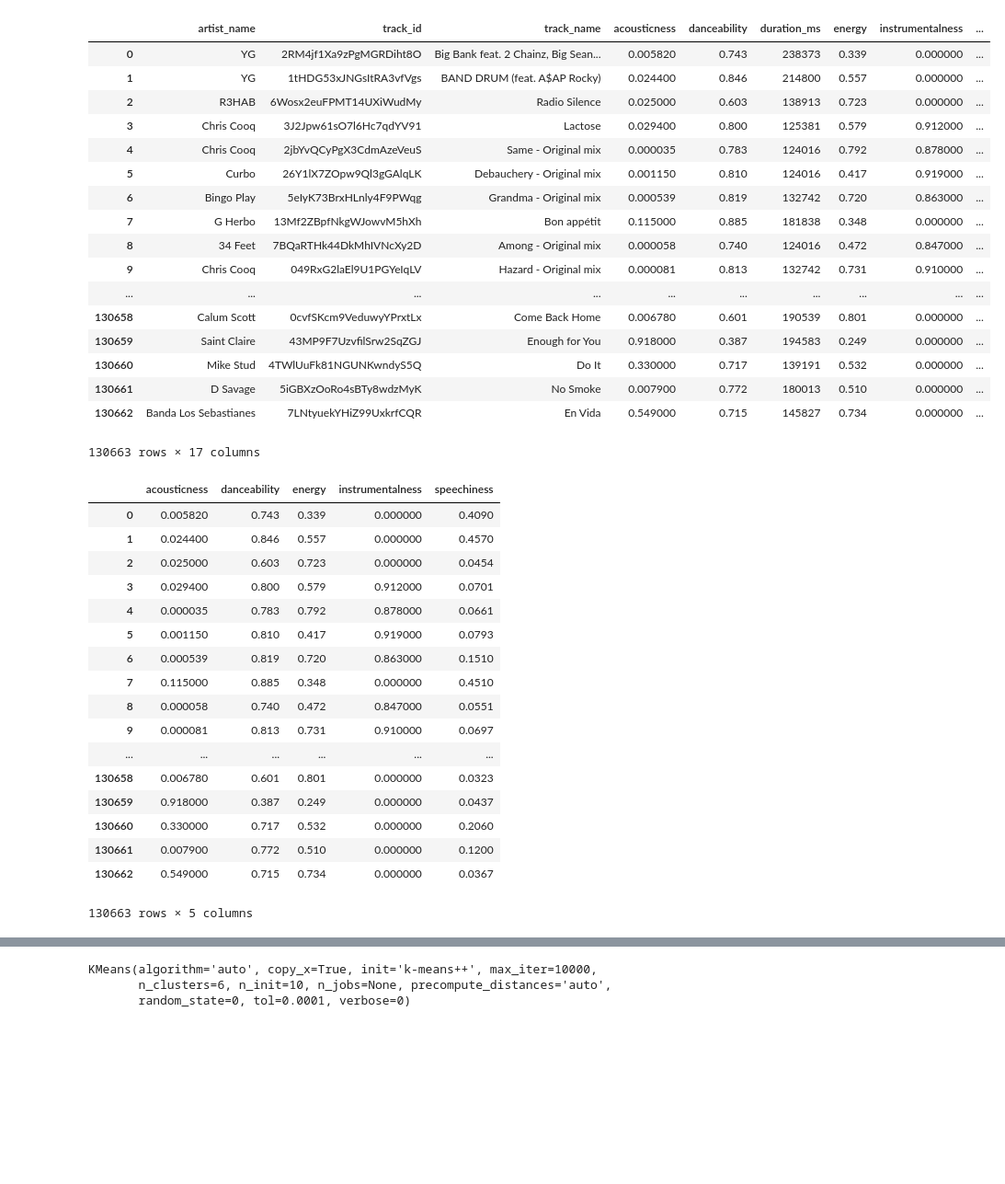
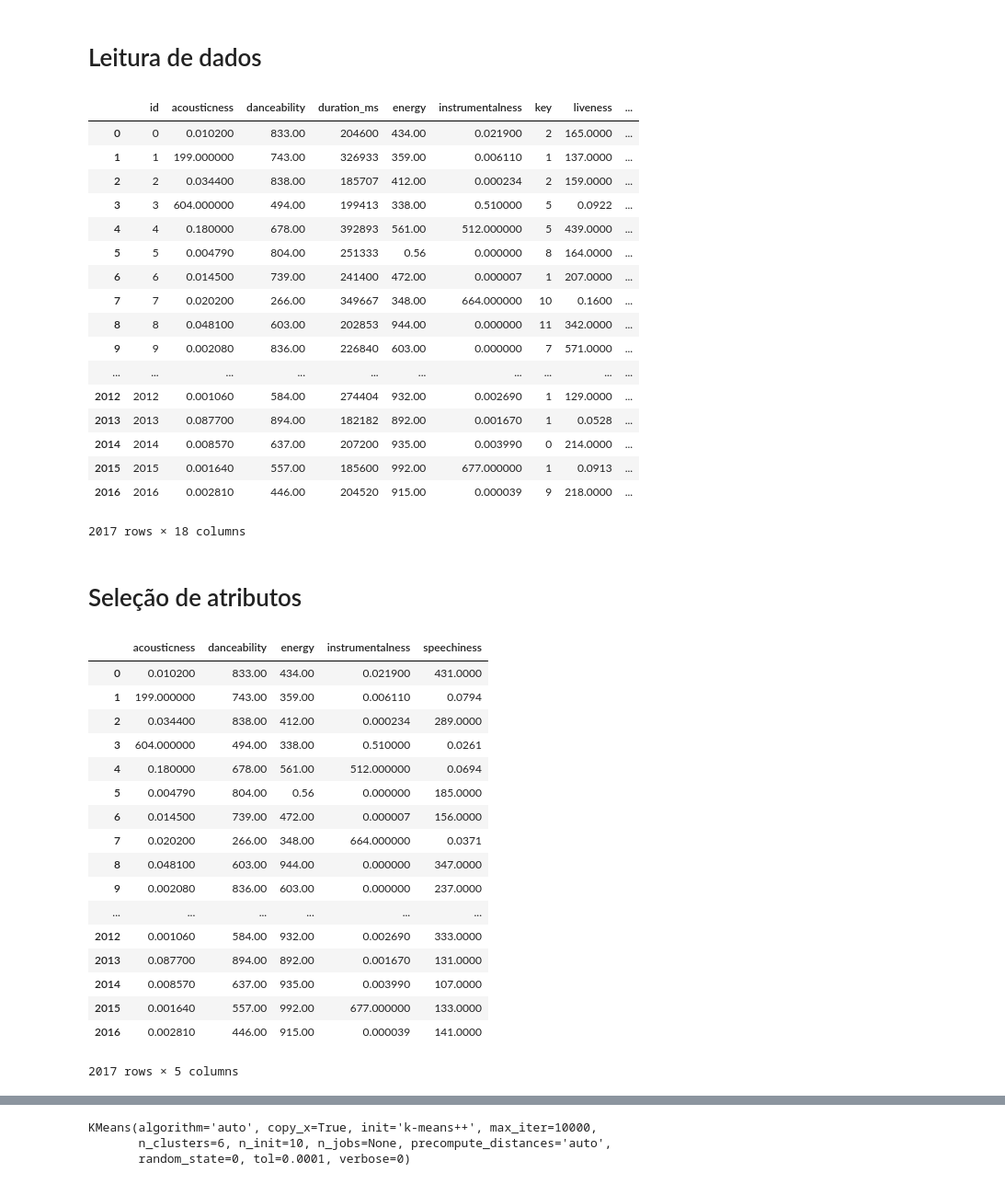
Before and after one commit to VinniciusC/T2-IA, a Jupyter notebook: T2 IA.ipynb, the cells around one changed output, grey strips where cells are left out. Shown: that part at 92% size. Saved outputs shown, nothing was run; the diff lists cells and outputs as text; code cells hidden in the pictures; blank space fills up the shorter version.

```diff
--- a/T2 IA.ipynb
+++ b/T2 IA.ipynb
@@ -15,44 +8,48 @@ import csv
+# %% [markdown]
+# Leitura de dados
 # %%
-todos_dados = pd.read_csv("SpotifyAudioFeaturesApril2019.csv")
+todos_dados = pd.read_csv("data.csv")
 todos_dados
 # %% [output]
-|  | artist_name | track_id | track_name | acousticness | danceability | duration_ms | energy | instrumentalness | ... |
-| 0 | YG | 2RM4jf1Xa9zPgMGRDiht8O | Big Bank feat. 2 Chainz, Big Sean... | 0.005820 | 0.743 | 238373 | 0.339 | 0.000000 | ... |
-| 1 | YG | 1tHDG53xJNGsItRA3vfVgs | BAND DRUM (feat. A$AP Rocky) | 0.024400 | 0.846 | 214800 | 0.557 | 0.000000 | ... |
-| 2 | R3HAB | 6Wosx2euFPMT14UXiWudMy | Radio Silence | 0.025000 | 0.603 | 138913 | 0.723 | 0.000000 | ... |
-| 3 | Chris Cooq | 3J2Jpw61sO7l6Hc7qdYV91 | Lactose | 0.029400 | 0.800 | 125381 | 0.579 | 0.912000 | ... |
-| 4 | Chris Cooq | 2jbYvQCyPgX3CdmAzeVeuS | Same - Original mix | 0.000035 | 0.783 | 124016 | 0.792 | 0.878000 | ... |
-| 5 | Curbo | 26Y1lX7ZOpw9Ql3gGAlqLK | Debauchery - Original mix | 0.001150 | 0.810 | 124016 | 0.417 | 0.919000 | ... |
-| 6 | Bingo Play | 5eIyK73BrxHLnly4F9PWqg | Grandma - Original mix | 0.000539 | 0.819 | 132742 | 0.720 | 0.863000 | ... |
-| 7 | G Herbo | 13Mf2ZBpfNkgWJowvM5hXh | Bon appétit | 0.115000 | 0.885 | 181838 | 0.348 | 0.000000 | ... |
-| 8 | 34 Feet | 7BQaRTHk44DkMhIVNcXy2D | Among - Original mix | 0.000058 | 0.740 | 124016 | 0.472 | 0.847000 | ... |
-| 9 | Chris Cooq | 049RxG2laEl9U1PGYeIqLV | Hazard - Original mix | 0.000081 | 0.813 | 132742 | 0.731 | 0.910000 | ... |
+|  | id | acousticness | danceability | duration_ms | energy | instrumentalness | key | liveness | ... |
+| 0 | 0 | 0.010200 | 833.00 | 204600 | 434.00 | 0.021900 | 2 | 165.0000 | ... |
+| 1 | 1 | 199.000000 | 743.00 | 326933 | 359.00 | 0.006110 | 1 | 137.0000 | ... |
+| 2 | 2 | 0.034400 | 838.00 | 185707 | 412.00 | 0.000234 | 2 | 159.0000 | ... |
+| 3 | 3 | 604.000000 | 494.00 | 199413 | 338.00 | 0.510000 | 5 | 0.0922 | ... |
+| 4 | 4 | 0.180000 | 678.00 | 392893 | 561.00 | 512.000000 | 5 | 439.0000 | ... |
+| 5 | 5 | 0.004790 | 804.00 | 251333 | 0.56 | 0.000000 | 8 | 164.0000 | ... |
+| 6 | 6 | 0.014500 | 739.00 | 241400 | 472.00 | 0.000007 | 1 | 207.0000 | ... |
+| 7 | 7 | 0.020200 | 266.00 | 349667 | 348.00 | 664.000000 | 10 | 0.1600 | ... |
+| 8 | 8 | 0.048100 | 603.00 | 202853 | 944.00 | 0.000000 | 11 | 342.0000 | ... |
+| 9 | 9 | 0.002080 | 836.00 | 226840 | 603.00 | 0.000000 | 7 | 571.0000 | ... |
 | ... | ... | ... | ... | ... | ... | ... | ... | ... | ... |
-| 130658 | Calum Scott | 0cvfSKcm9VeduwyYPrxtLx | Come Back Home | 0.006780 | 0.601 | 190539 | 0.801 | 0.000000 | ... |
-| 130659 | Saint Claire | 43MP9F7UzvfilSrw2SqZGJ | Enough for You | 0.918000 | 0.387 | 194583 | 0.249 | 0.000000 | ... |
-| 130660 | Mike Stud | 4TWlUuFk81NGUNKwndyS5Q | Do It | 0.330000 | 0.717 | 139191 | 0.532 | 0.000000 | ... |
-| 130661 | D Savage | 5iGBXzOoRo4sBTy8wdzMyK | No Smoke | 0.007900 | 0.772 | 180013 | 0.510 | 0.000000 | ... |
-| 130662 | Banda Los Sebastianes | 7LNtyuekYHiZ99UxkrfCQR | En Vida | 0.549000 | 0.715 | 145827 | 0.734 | 0.000000 | ... |
+| 2012 | 2012 | 0.001060 | 584.00 | 274404 | 932.00 | 0.002690 | 1 | 129.0000 | ... |
+| 2013 | 2013 | 0.087700 | 894.00 | 182182 | 892.00 | 0.001670 | 1 | 0.0528 | ... |
+| 2014 | 2014 | 0.008570 | 637.00 | 207200 | 935.00 | 0.003990 | 0 | 214.0000 | ... |
+| 2015 | 2015 | 0.001640 | 557.00 | 185600 | 992.00 | 677.000000 | 1 | 0.0913 | ... |
+| 2016 | 2016 | 0.002810 | 446.00 | 204520 | 915.00 | 0.000039 | 9 | 218.0000 | ... |
-130663 rows × 17 columns
+2017 rows × 18 columns
+# %% [markdown]
+# Seleção de atributos
 # %%
-dados_analise = pd.read_csv("SpotifyAudioFeaturesApril2019.csv", usecols=['acousticness','danceability','instrumentalness','energy','speechiness'])
+dados_analise = pd.read_csv("data.csv", usecols=['acousticness','danceability','instrumentalness','energy','speechiness'])
 dados_analise
 # %% [output]
 |  | acousticness | danceability | energy | instrumentalness | speechiness |
-| 0 | 0.005820 | 0.743 | 0.339 | 0.000000 | 0.4090 |
-| 1 | 0.024400 | 0.846 | 0.557 | 0.000000 | 0.4570 |
-| 2 | 0.025000 | 0.603 | 0.723 | 0.000000 | 0.0454 |
-| 3 | 0.029400 | 0.800 | 0.579 | 0.912000 | 0.0701 |
-| 4 | 0.000035 | 0.783 | 0.792 | 0.878000 | 0.0661 |
-| 5 | 0.001150 | 0.810 | 0.417 | 0.919000 | 0.0793 |
-| 6 | 0.000539 | 0.819 | 0.720 | 0.863000 | 0.1510 |
-| 7 | 0.115000 | 0.885 | 0.348 | 0.000000 | 0.4510 |
-| 8 | 0.000058 | 0.740 | 0.472 | 0.847000 | 0.0551 |
-| 9 | 0.000081 | 0.813 | 0.731 | 0.910000 | 0.0697 |
+| 0 | 0.010200 | 833.00 | 434.00 | 0.021900 | 431.0000 |
+| 1 | 199.000000 | 743.00 | 359.00 | 0.006110 | 0.0794 |
+| 2 | 0.034400 | 838.00 | 412.00 | 0.000234 | 289.0000 |
+| 3 | 604.000000 | 494.00 | 338.00 | 0.510000 | 0.0261 |
+| 4 | 0.180000 | 678.00 | 561.00 | 512.000000 | 0.0694 |
+| 5 | 0.004790 | 804.00 | 0.56 | 0.000000 | 185.0000 |
+| 6 | 0.014500 | 739.00 | 472.00 | 0.000007 | 156.0000 |
+| 7 | 0.020200 | 266.00 | 348.00 | 664.000000 | 0.0371 |
+| 8 | 0.048100 | 603.00 | 944.00 | 0.000000 | 347.0000 |
+| 9 | 0.002080 | 836.00 | 603.00 | 0.000000 | 237.0000 |
 | ... | ... | ... | ... | ... | ... |
-| 130658 | 0.006780 | 0.601 | 0.801 | 0.000000 | 0.0323 |
-| 130659 | 0.918000 | 0.387 | 0.249 | 0.000000 | 0.0437 |
-| 130660 | 0.330000 | 0.717 | 0.532 | 0.000000 | 0.2060 |
-| 130661 | 0.007900 | 0.772 | 0.510 | 0.000000 | 0.1200 |
-| 130662 | 0.549000 | 0.715 | 0.734 | 0.000000 | 0.0367 |
+| 2012 | 0.001060 | 584.00 | 932.00 | 0.002690 | 333.0000 |
+| 2013 | 0.087700 | 894.00 | 892.00 | 0.001670 | 131.0000 |
+| 2014 | 0.008570 | 637.00 | 935.00 | 0.003990 | 107.0000 |
+| 2015 | 0.001640 | 557.00 | 992.00 | 677.000000 | 133.0000 |
+| 2016 | 0.002810 | 446.00 | 915.00 | 0.000039 | 141.0000 |
-130663 rows × 5 columns
+2017 rows × 5 columns
```
Also changed, not shown: parts of 17 cells of this notebook, 10 other files.
